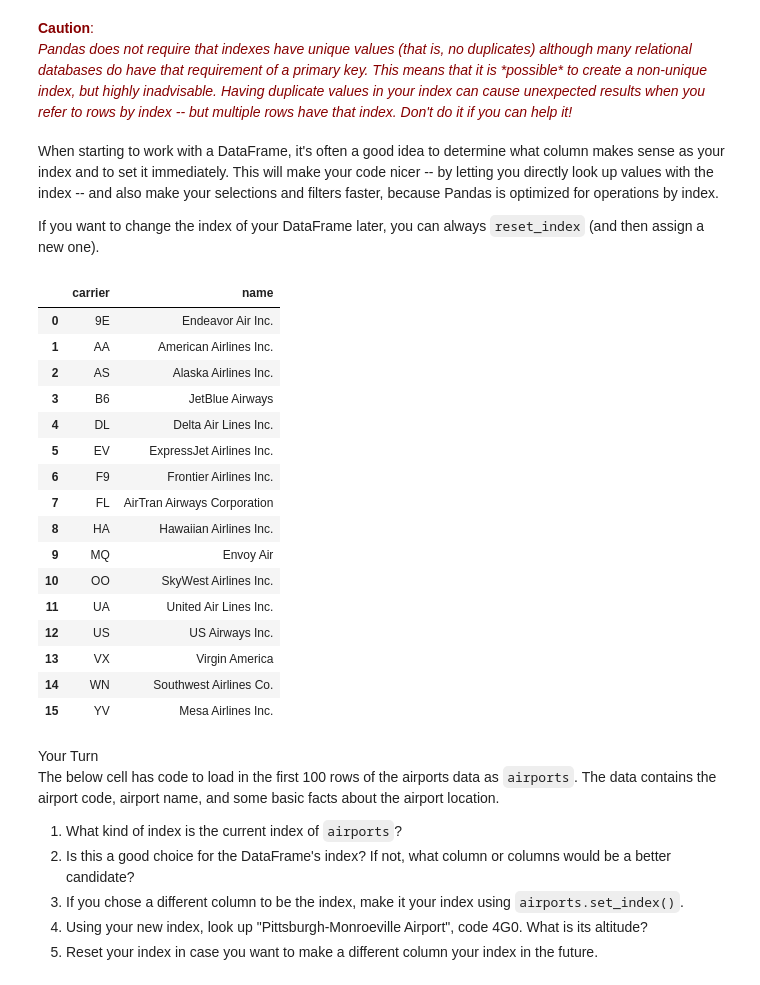
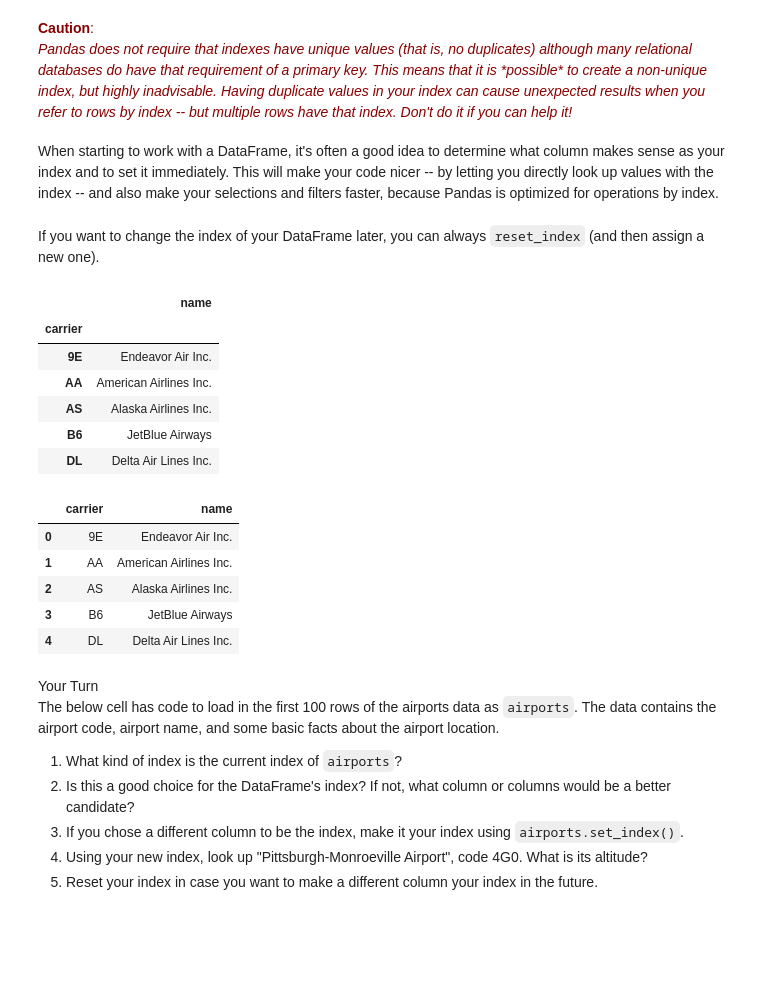
Before and after one commit to uc-python/intro-python-datasci, a Jupyter notebook: notebooks/packages_modules_methods_functions.ipynb, the cells around one changed output. Drawn from its saved outputs; the diff is of its cells as text; code cells hidden in the pictures; blank space fills up the shorter version.

```diff
--- a/notebooks/packages_modules_methods_functions.ipynb
+++ b/notebooks/packages_modules_methods_functions.ipynb
@@ -482,11 +496,21 @@ Name: UA, dtype: object
 # %% [markdown]
 When starting to work with a DataFrame, it's often a good idea to determine what column makes sense as your index and to set it immediately.
 This will make your code nicer -- by letting you directly look up values with the index -- and also make your selections and filters faster, because Pandas is optimized for operations by index.
-
-If you want to change the index of your DataFrame later, you can always `reset_index` (and then assign a new one).
+# %% [markdown]
+If you want to change the index of your DataFrame later, you can always `reset_index` (and then assign a new one).
+# %%
+df.head()
+# %% [output]
+|  | name |
+| carrier |  |
+| 9E | Endeavor Air Inc. |
+| AA | American Airlines Inc. |
+| AS | Alaska Airlines Inc. |
+| B6 | JetBlue Airways |
+| DL | Delta Air Lines Inc. |
 # %%
 df = df.reset_index()
-df
+df.head()
 # %% [output]
 |  | carrier | name |
 | 0 | 9E | Endeavor Air Inc. |
@@ -494,17 +518,6 @@ df
 | 2 | AS | Alaska Airlines Inc. |
 | 3 | B6 | JetBlue Airways |
 | 4 | DL | Delta Air Lines Inc. |
-| 5 | EV | ExpressJet Airlines Inc. |
-| 6 | F9 | Frontier Airlines Inc. |
-| 7 | FL | AirTran Airways Corporation |
-| 8 | HA | Hawaiian Airlines Inc. |
-| 9 | MQ | Envoy Air |
-| 10 | OO | SkyWest Airlines Inc. |
-| 11 | UA | United Air Lines Inc. |
-| 12 | US | US Airways Inc. |
-| 13 | VX | Virgin America |
-| 14 | WN | Southwest Airlines Co. |
-| 15 | YV | Mesa Airlines Inc. |
 # %% [markdown]
 <font class="your_turn">
     Your Turn
```
Also changed, not shown: parts of 59 cells of this notebook.
